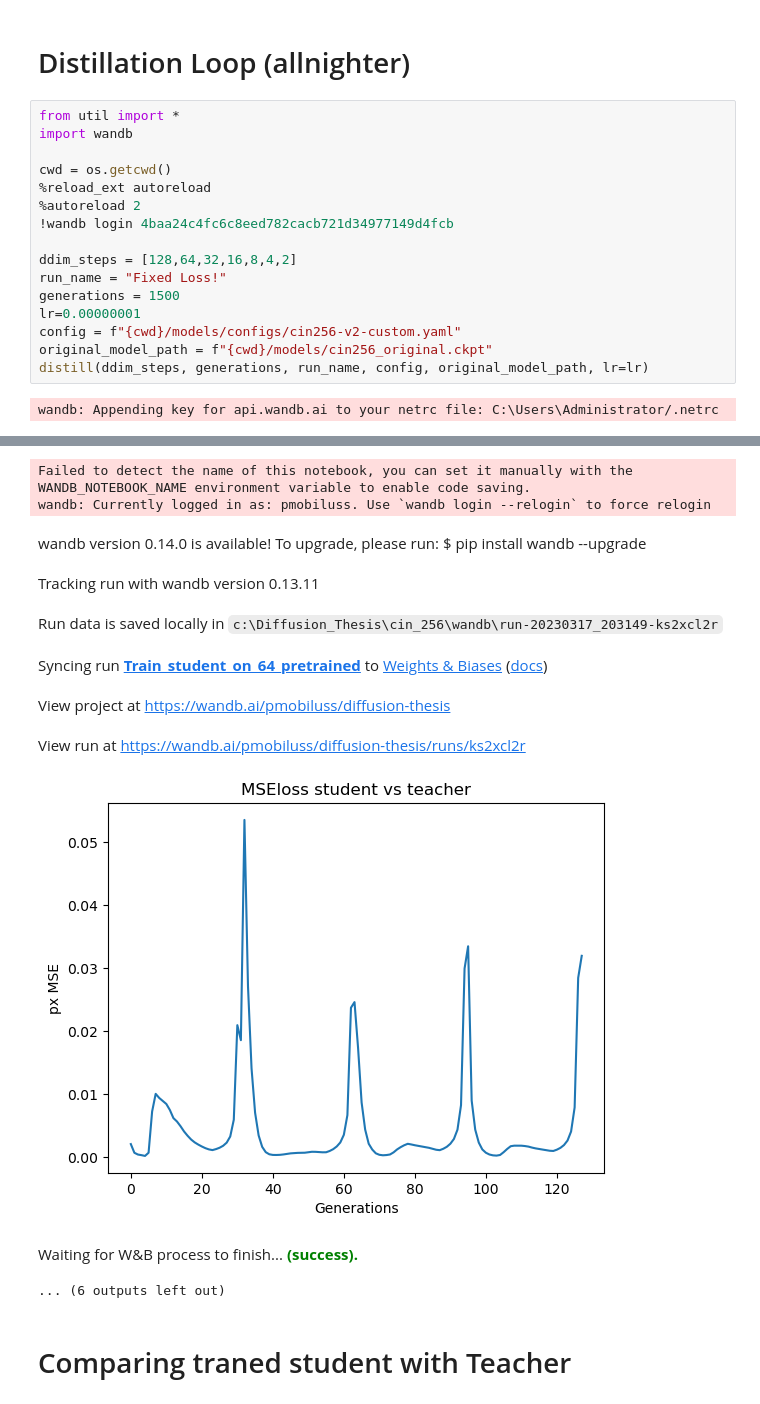
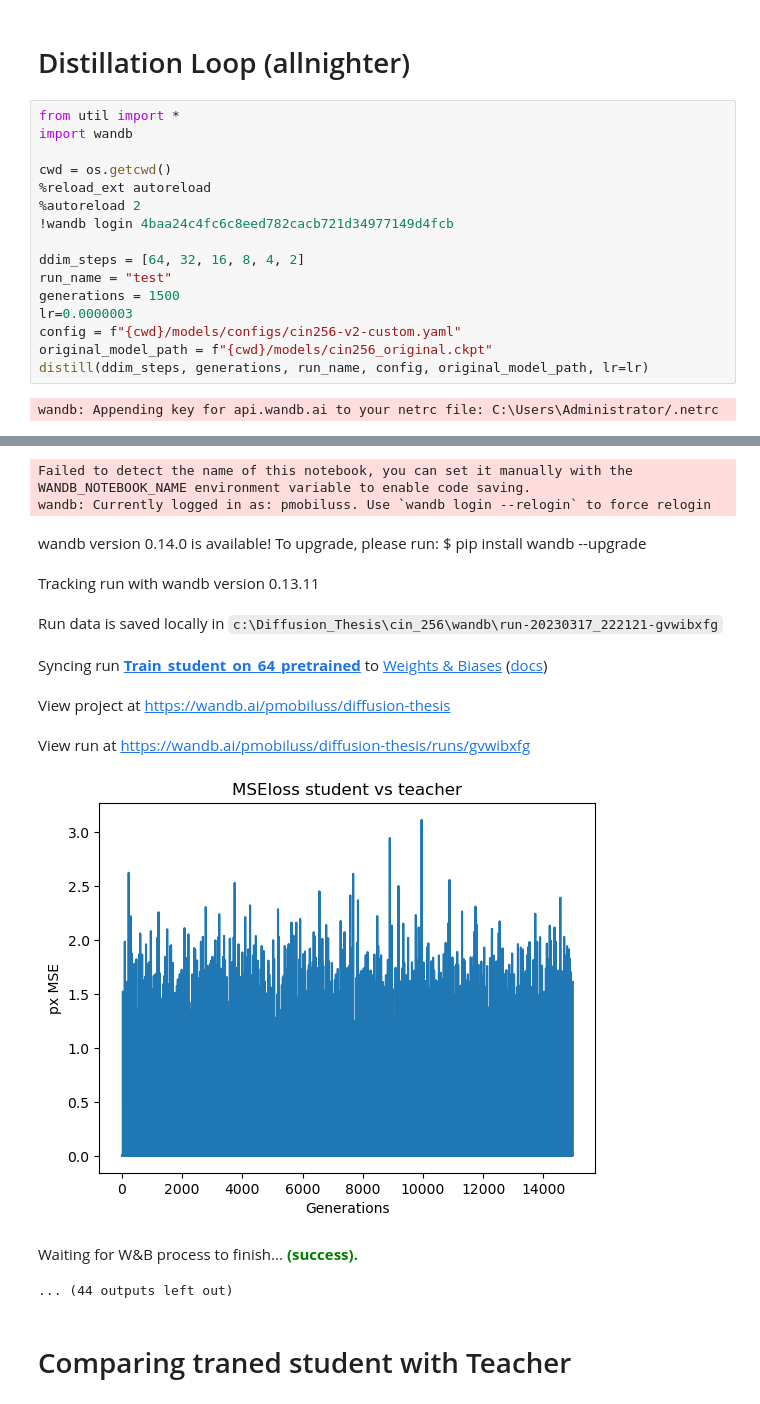
Before and after one commit to Pmobilee/DSD, a Jupyter notebook: cin_256/Cin_256_custom.ipynb, the cells around one changed output, grey strips where cells are left out. Drawn from its saved outputs; the diff is of its cells as text.

```diff
--- a/cin_256/Cin_256_custom.ipynb
+++ b/cin_256/Cin_256_custom.ipynb
@@ -217,38 +211,38 @@ NameError: name 'generate' is not defined
 # %%
 from util import *
 import wandb
 
 cwd = os.getcwd()
 %reload_ext autoreload
 %autoreload 2
 !wandb login 4baa24c4fc6c8eed782cacb721d34977149d4fcb
 
-ddim_steps = [128,64,32,16,8,4,2]
-run_name = "Fixed Loss!"
+ddim_steps = [64, 32, 16, 8, 4, 2]
+run_name = "test"
 generations = 1500
-lr=0.00000001
+lr=0.0000003
 config = f"{cwd}/models/configs/cin256-v2-custom.yaml"
 original_model_path = f"{cwd}/models/cin256_original.ckpt"
 distill(ddim_steps, generations, run_name, config, original_model_path, lr=lr)
 # %% [output]
 wandb: Appending key for api.wandb.ai to your netrc file: C:\Users\Administrator/.netrc
 Loading model from c:\Diffusion_Thesis\cin_256/models/cin256_original.ckpt
 LatentDiffusion: Running in eps-prediction mode
 DiffusionWrapper has 400.92 M params.
 making attention of type 'vanilla' with 512 in_channels
 Working with z of shape (1, 3, 64, 64) = 12288 dimensions.
 making attention of type 'vanilla' with 512 in_channels
 Failed to detect the name of this notebook, you can set it manually with the WANDB_NOTEBOOK_NAME environment variable to enable code saving.
 wandb: Currently logged in as: pmobiluss. Use `wandb login --relogin` to force relogin
 wandb version 0.14.0 is available! To upgrade, please run: $ pip install wandb --upgrade
 Tracking run with wandb version 0.13.11
-Run data is saved locally in c:\Diffusion_Thesis\cin_256\wandb\run-20230317_203149-ks2xcl2r
+Run data is saved locally in c:\Diffusion_Thesis\cin_256\wandb\run-20230317_222121-gvwibxfg
 Syncing run Train_student_on_64_pretrained to Weights & Biases (docs)
 View project at https://wandb.ai/pmobiluss/diffusion-thesis
-View run at https://wandb.ai/pmobiluss/diffusion-thesis/runs/ks2xcl2r
+View run at https://wandb.ai/pmobiluss/diffusion-thesis/runs/gvwibxfg
-[figure, old version]
+[figure, new version]
 Waiting for W&B process to finish... (success).
-... (6 outputs left out)
+... (44 outputs left out)
 # %% [markdown]
 # Comparing traned student with Teacher
 # %%
```
Also changed, not shown: parts of 6 cells of this notebook.
